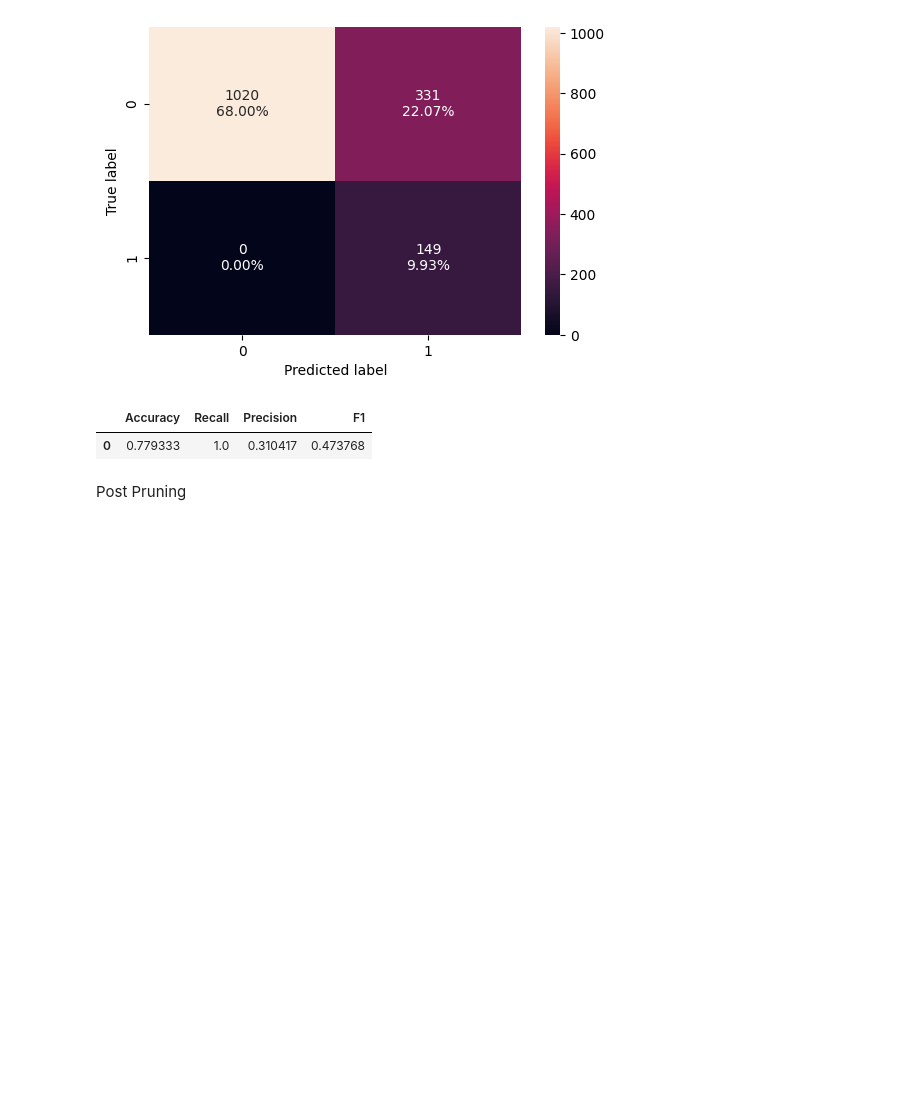
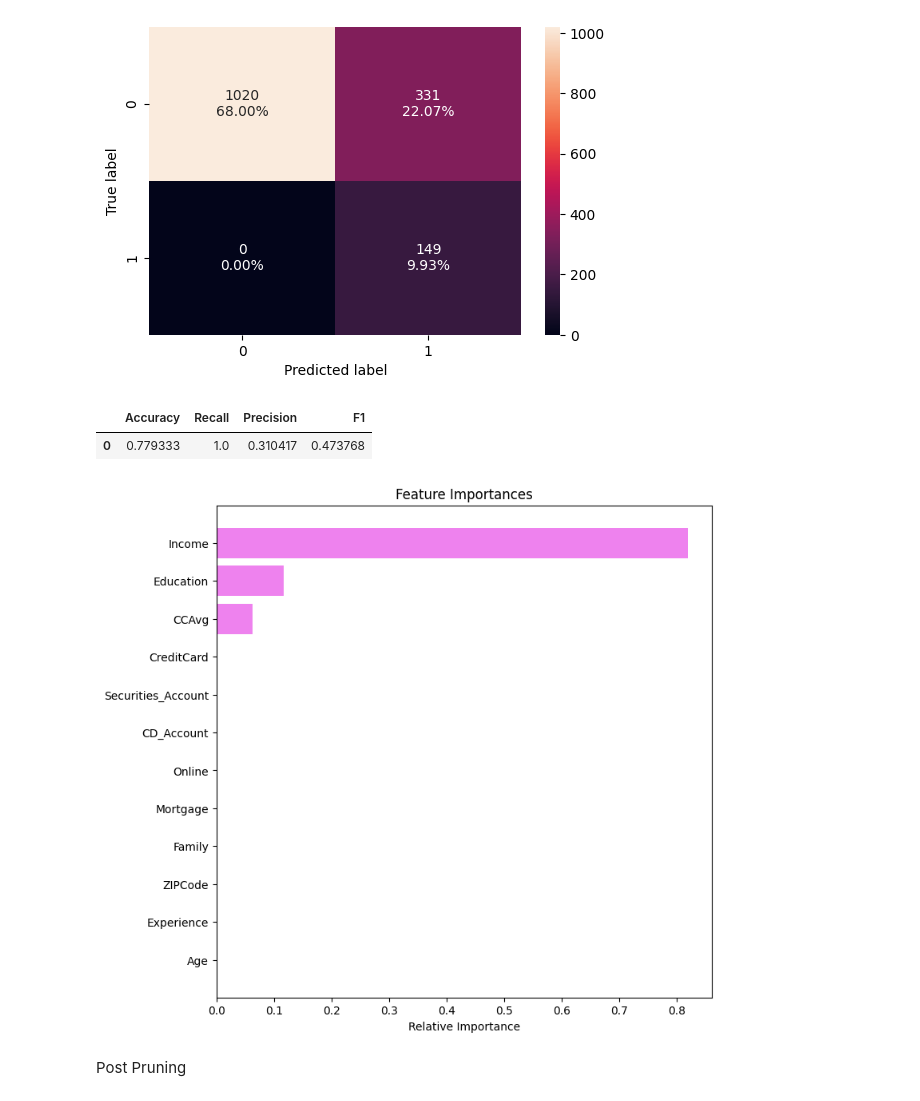
Before and after one commit to AkshayGovindaraj/GoogleColab, a Jupyter notebook: AIML_ML_Project_Full_Code_Notebookv1.ipynb, the cells around one changed output. Drawn from its saved outputs; the diff is of its cells as text; code cells hidden in the pictures; blank space fills up the shorter version.

```diff
--- a/AIML_ML_Project_Full_Code_Notebookv1.ipynb
+++ b/AIML_ML_Project_Full_Code_Notebookv1.ipynb
@@ -564,6 +577,19 @@ model_performance_classification_sklearn(model1, X_test, y_test)
 # %% [output]
 |  | Accuracy | Recall | Precision | F1 |
 | 0 | 0.779333 | 1.0 | 0.310417 | 0.473768 |
+# %%
+feature_names = list(X_train.columns)
+importances = model1.feature_importances_
+indices = np.argsort(importances)
+
+plt.figure(figsize=(8, 8))
+plt.title("Feature Importances")
+plt.barh(range(len(indices)), importances[indices], color="violet", align="center")
+plt.yticks(range(len(indices)), [feature_names[i] for i in indices])
+plt.xlabel("Relative Importance")
+plt.show()
+# %% [output]
+[figure, added]
 # %% [markdown]
 Post Pruning
 # %% [markdown]
```
Also changed, not shown: parts of 1 cell of this notebook.
